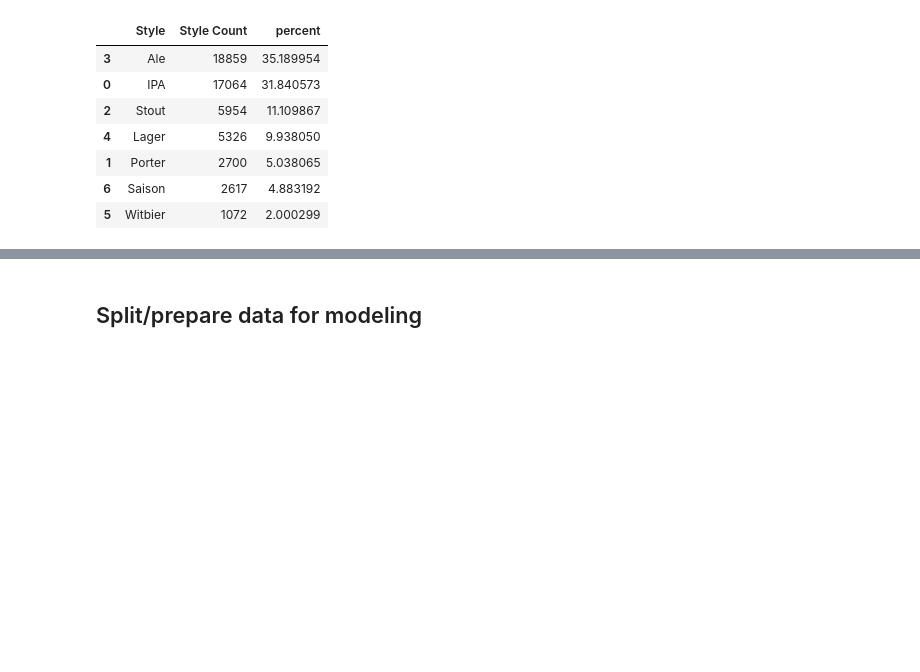
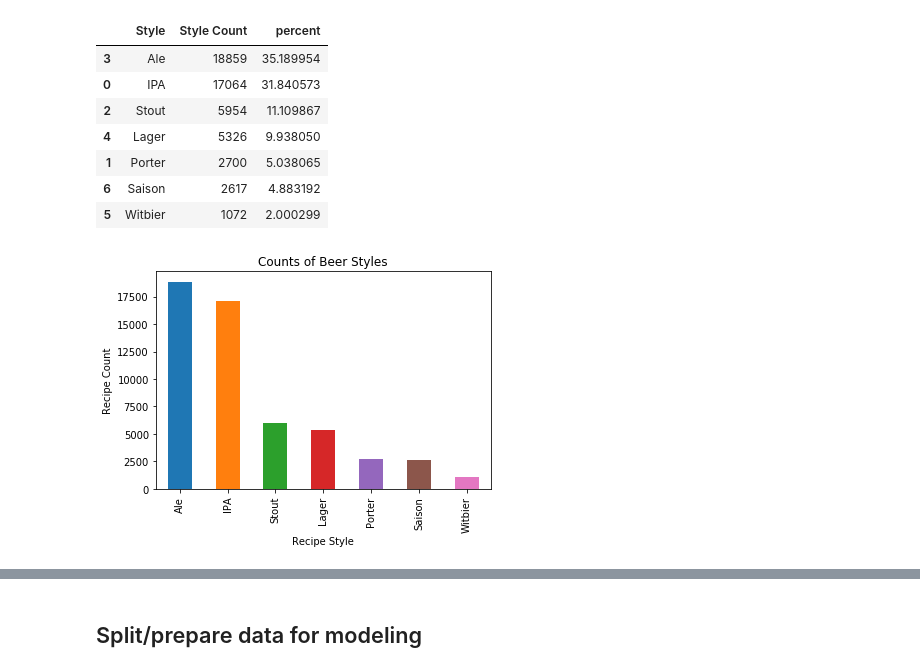
Before and after one commit to jpoles1/Beer-Style-Predictions, a Jupyter notebook: Beer Styles.ipynb, the cells around one changed output, grey strips where cells are left out. Saved outputs shown, nothing was run; the diff lists cells and outputs as text; code cells hidden in the pictures; blank space fills up the shorter version.

Commit message:
Added visualizations for EDA

```diff
--- a/Beer Styles.ipynb
+++ b/Beer Styles.ipynb
@@ -98,3 +98,11 @@ style_agg
 | 1 | Porter | 2700 | 5.038065 |
 | 6 | Saison | 2617 | 4.883192 |
 | 5 | Witbier | 1072 | 2.000299 |
+# %%
+#plotting counts of styles
+style_agg.plot(x = 'Style', y = 'Style Count', kind = 'bar', legend = False)
+plt.title('Counts of Beer Styles')
+plt.xlabel('Recipe Style')
+plt.ylabel('Recipe Count');
+# %% [output]
+[figure, added]
```
Also changed, not shown: parts of 1 cell of this notebook.
